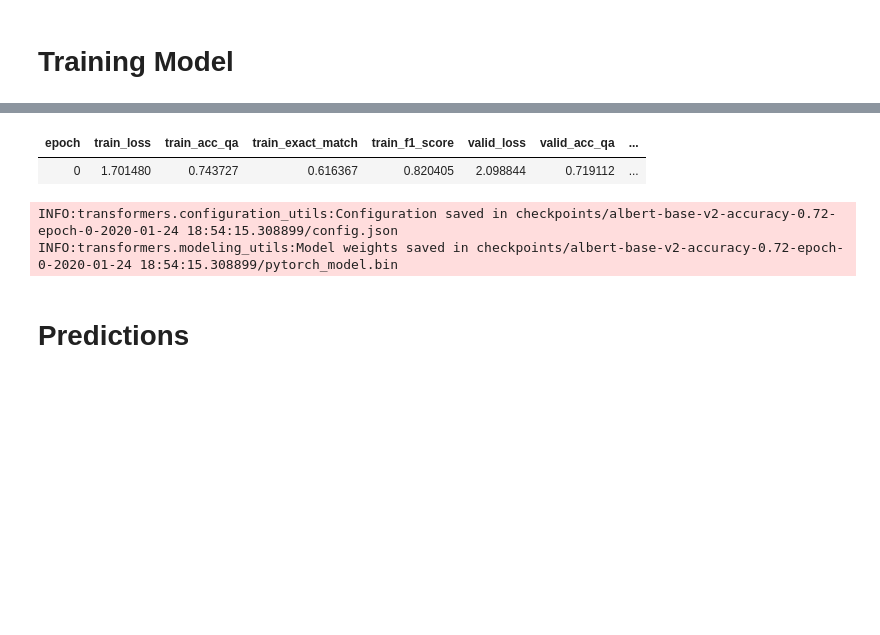
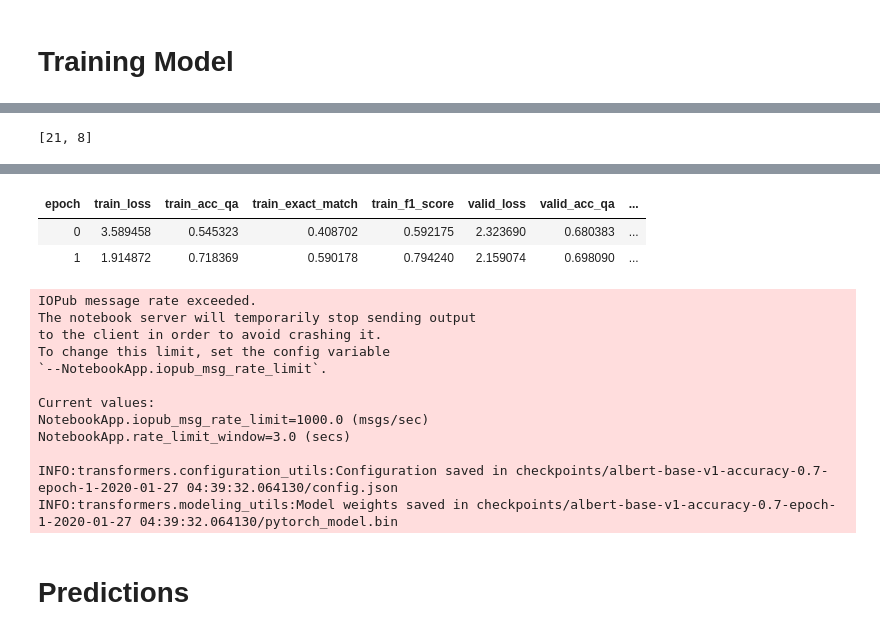
Before and after one commit to devkosal/askai, a Jupyter notebook: Train Albert on SQuAD.ipynb, the cells around one changed output, grey strips where cells are left out. Drawn from its saved outputs; the diff is of its cells as text; code cells hidden in the pictures; blank space fills up the shorter version.

```diff
--- a/Train Albert on SQuAD.ipynb
+++ b/Train Albert on SQuAD.ipynb
@@ -247,6 +257,13 @@ class SaveModelCallback(Callback):
         self.output_dir, self.save_model_func = output_dir,save_model_func
     def after_epoch(self):
         self.save_model_func(self, self.output_dir)
+# %%
+# gradient accumulation
+class GradientAccumulation(Callback):
+    def __init__(self,bs,effective_bs):
+        self.bs, self.effective_bs = bs, effective_bs
+    def after_backward(self):
+        if self.n_iter*self.bs % self.effective_bs != 0: raise CancelBatchException()
 # %%
 # defining the loss function
 def cross_entropy_qa(input, target):
@@ -313,8 +328,11 @@ cbfs = [partial(QAAvgStatsCallback,[acc_qa,exact_match,f1_score]),
         ProgressCallback,
         Recorder]
 
-if not config.testing or not config.save_checkpoint:
+if not config.testing and config.save_checkpoint:
     cbfs.append(partial(SaveModelCallback,save_model,config.output_dir))
+
+if config.effective_bs and config.bs != config.effective_bs:
+    cbfs.append(partial(GradientAccumulation,config.bs,config.effective_bs))
 # %%
 model = CustomAlbertModel()
 # %% [output]
@@ -364,18 +382,32 @@ def sched_1cycle(lrs, pct_start=0.3, mom_start=0.95, mom_mid=0.85, mom_end=0.95)
     return [ParamScheduler('lr', sched_lr),
             ParamScheduler('mom', sched_mom)]
 
-disc_lr_sched = sched_1cycle([config.max_lr,1e-4], 0.3) # 3e-2 best with adam, 1e-3 for lamb
+disc_lr_sched = sched_1cycle([config.max_lr,1e-4], 0.5) # 3e-2 best with adam, 1e-3 for lamb
 # %%
 # the learning rate we apply here does not matter since we are scheduling
-learn = Learner(model, data, cross_entropy_qa,lr=config.max_lr,cb_funcs=cbfs,splitter=albert_splitter,opt_func=lamb_opt())
+learn = Learner(model, data, cross_entropy_qa,lr=config.max_lr,cb_funcs=cbfs,splitter=albert_splitter,opt_func=config.opt_func)
+[len(i) for i in albert_splitter(learn.model)]
+# %% [output]
+[21, 8]
 # %%
-learn.fit(1,cbs=disc_lr_sched)
+learn.fit(2,cbs=disc_lr_sched)
 # %% [output]
 [interactive output not drawn]
 | epoch | train_loss | train_acc_qa | train_exact_match | train_f1_score | valid_loss | valid_acc_qa | ... |
-| 0 | 1.701480 | 0.743727 | 0.616367 | 0.820405 | 2.098844 | 0.719112 | ... |
+| 0 | 3.589458 | 0.545323 | 0.408702 | 0.592175 | 2.323690 | 0.680383 | ... |
+| 1 | 1.914872 | 0.718369 | 0.590178 | 0.794240 | 2.159074 | 0.698090 | ... |
-INFO:transformers.configuration_utils:Configuration saved in checkpoints/albert-base-v2-accuracy-0.72-epoch-0-2020-01-24 18:54:15.308899/config.json
-INFO:transformers.modeling_utils:Model weights saved in checkpoints/albert-base-v2-accuracy-0.72-epoch-0-2020-01-24 18:54:15.308899/pytorch_model.bin
+IOPub message rate exceeded.
+The notebook server will temporarily stop sending output
+to the client in order to avoid crashing it.
+To change this limit, set the config variable
+`--NotebookApp.iopub_msg_rate_limit`.
+
+Current values:
+NotebookApp.iopub_msg_rate_limit=1000.0 (msgs/sec)
+NotebookApp.rate_limit_window=3.0 (secs)
+
+INFO:transformers.configuration_utils:Configuration saved in checkpoints/albert-base-v1-accuracy-0.7-epoch-1-2020-01-27 04:39:32.064130/config.json
+INFO:transformers.modeling_utils:Model weights saved in checkpoints/albert-base-v1-accuracy-0.7-epoch-1-2020-01-27 04:39:32.064130/pytorch_model.bin
 # %%
 # manually save model
 # save_model(learn,config.out_path)
```
Also changed, not shown: parts of 7 cells of this notebook.
